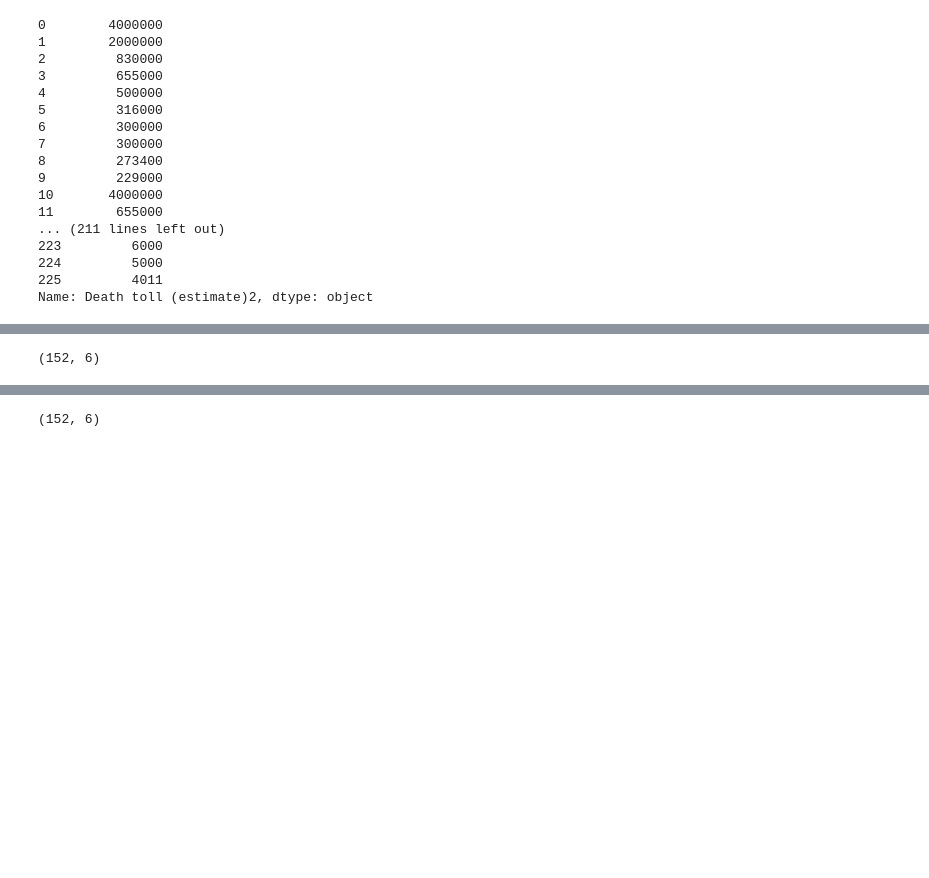
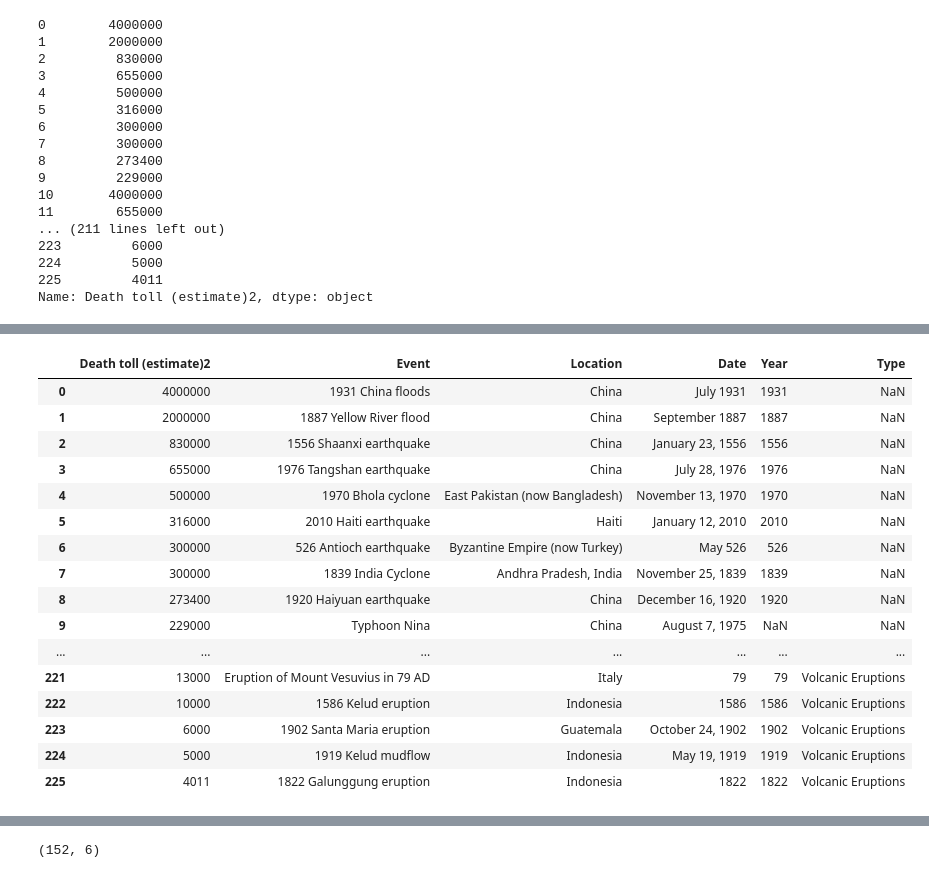
Before and after one commit to chrisvinhston/Statistically_Significant_Insights, a Jupyter notebook: global_disasters-2.ipynb, the cells around one changed output, grey strips where cells are left out. Drawn from its saved outputs; the diff is of its cells as text; code cells hidden in the pictures; blank space fills up the shorter version.

```diff
--- a/global_disasters-2.ipynb
+++ b/global_disasters-2.ipynb
@@ -455,10 +453,26 @@ df.rename(columns = {'Death toll (estimate)2': 'Death toll (estimate)'})
 | 225 | 4011 | 1822 Galunggung eruption | Indonesia | 1822 | 1822 | Volcanic Eruptions |
 # %%
 df.Year = df.loc[(df.Year == df.Year.isna()), 'Year'] = df.Event.str.extract(r'(\d{1,4})', expand= False)
-# %%
-df.Year.fillna(value = df.Date ,inplace = True)
-# %% [output]
-(152, 6)
+# %%
+df
+# %% [output]
+|  | Death toll (estimate)2 | Event | Location | Date | Year | Type |
+| 0 | 4000000 | 1931 China floods | China | July 1931 | 1931 | NaN |
+| 1 | 2000000 | 1887 Yellow River flood | China | September 1887 | 1887 | NaN |
+| 2 | 830000 | 1556 Shaanxi earthquake | China | January 23, 1556 | 1556 | NaN |
+| 3 | 655000 | 1976 Tangshan earthquake | China | July 28, 1976 | 1976 | NaN |
+| 4 | 500000 | 1970 Bhola cyclone | East Pakistan (now Bangladesh) | November 13, 1970 | 1970 | NaN |
+| 5 | 316000 | 2010 Haiti earthquake | Haiti | January 12, 2010 | 2010 | NaN |
+| 6 | 300000 | 526 Antioch earthquake | Byzantine Empire (now Turkey) | May 526 | 526 | NaN |
+| 7 | 300000 | 1839 India Cyclone | Andhra Pradesh, India | November 25, 1839 | 1839 | NaN |
+| 8 | 273400 | 1920 Haiyuan earthquake | China | December 16, 1920 | 1920 | NaN |
+| 9 | 229000 | Typhoon Nina | China | August 7, 1975 | NaN | NaN |
+| ... | ... | ... | ... | ... | ... | ... |
+| 221 | 13000 | Eruption of Mount Vesuvius in 79 AD | Italy | 79 | 79 | Volcanic Eruptions |
+| 222 | 10000 | 1586 Kelud eruption | Indonesia | 1586 | 1586 | Volcanic Eruptions |
+| 223 | 6000 | 1902 Santa Maria eruption | Guatemala | October 24, 1902 | 1902 | Volcanic Eruptions |
+| 224 | 5000 | 1919 Kelud mudflow | Indonesia | May 19, 1919 | 1919 | Volcanic Eruptions |
+| 225 | 4011 | 1822 Galunggung eruption | Indonesia | 1822 | 1822 | Volcanic Eruptions |
 # %%
 # drop na.
 df.dropna(inplace = True)
```
Also changed, not shown: parts of 3 cells of this notebook, 1 other file.
